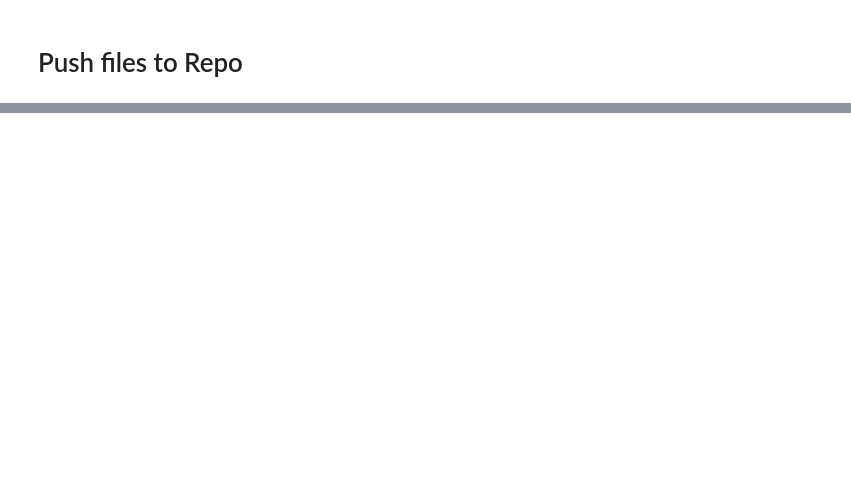
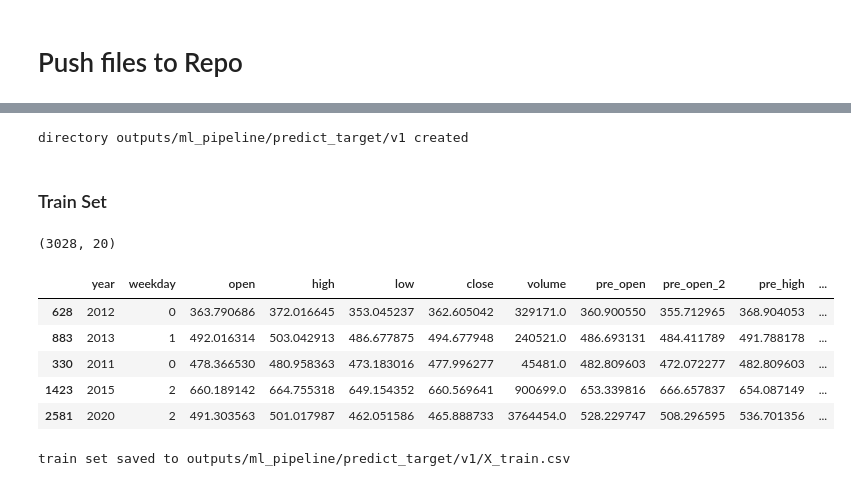
Before and after one commit to AndyV773/PP5, a Jupyter notebook: jupyter_notebooks/05 - Modeling and Evaluation - Classification.ipynb, the cells around one changed output, grey strips where cells are left out. Saved outputs shown, nothing was run; the diff lists cells and outputs as text; code cells hidden in the pictures; blank space fills up the shorter version.

```diff
--- a/jupyter_notebooks/05 - Modeling and Evaluation - Classification.ipynb
+++ b/jupyter_notebooks/05 - Modeling and Evaluation - Classification.ipynb
@@ -644,0 +606,32 @@ except Exception as e:
+# %%
+import joblib
+import os
+
+version = 'v1'
+file_path = f'outputs/ml_pipeline/predict_target/{version}'
+
+try:
+    os.makedirs(name=file_path)
+    print(f"directory {file_path} created")
+except Exception as e:
+    print(e)
+# %% [output]
+directory outputs/ml_pipeline/predict_target/v1 created
+# %% [markdown]
+### Train Set
+# %%
+print(X_train.shape)
+X_train.head()
+# %% [output]
+(3028, 20)
+|  | year | weekday | open | high | low | close | volume | pre_open | pre_open_2 | pre_high | ... |
+| 628 | 2012 | 0 | 363.790686 | 372.016645 | 353.045237 | 362.605042 | 329171.0 | 360.900550 | 355.712965 | 368.904053 | ... |
+| 883 | 2013 | 1 | 492.016314 | 503.042913 | 486.677875 | 494.677948 | 240521.0 | 486.693131 | 484.411789 | 491.788178 | ... |
+| 330 | 2011 | 0 | 478.366530 | 480.958363 | 473.183016 | 477.996277 | 45481.0 | 482.809603 | 472.072277 | 482.809603 | ... |
+| 1423 | 2015 | 2 | 660.189142 | 664.755318 | 649.154352 | 660.569641 | 900699.0 | 653.339816 | 666.657837 | 654.087149 | ... |
+| 2581 | 2020 | 2 | 491.303563 | 501.017987 | 462.051586 | 465.888733 | 3764454.0 | 528.229747 | 508.296595 | 536.701356 | ... |
+# %%
+X_train.to_csv(f"{file_path}/X_train.csv", index=False)
+print(f'train set saved to {file_path}/X_train.csv')
+# %% [output]
+train set saved to outputs/ml_pipeline/predict_target/v1/X_train.csv
```
Also changed, not shown: parts of 41 cells of this notebook, 14 other files.
